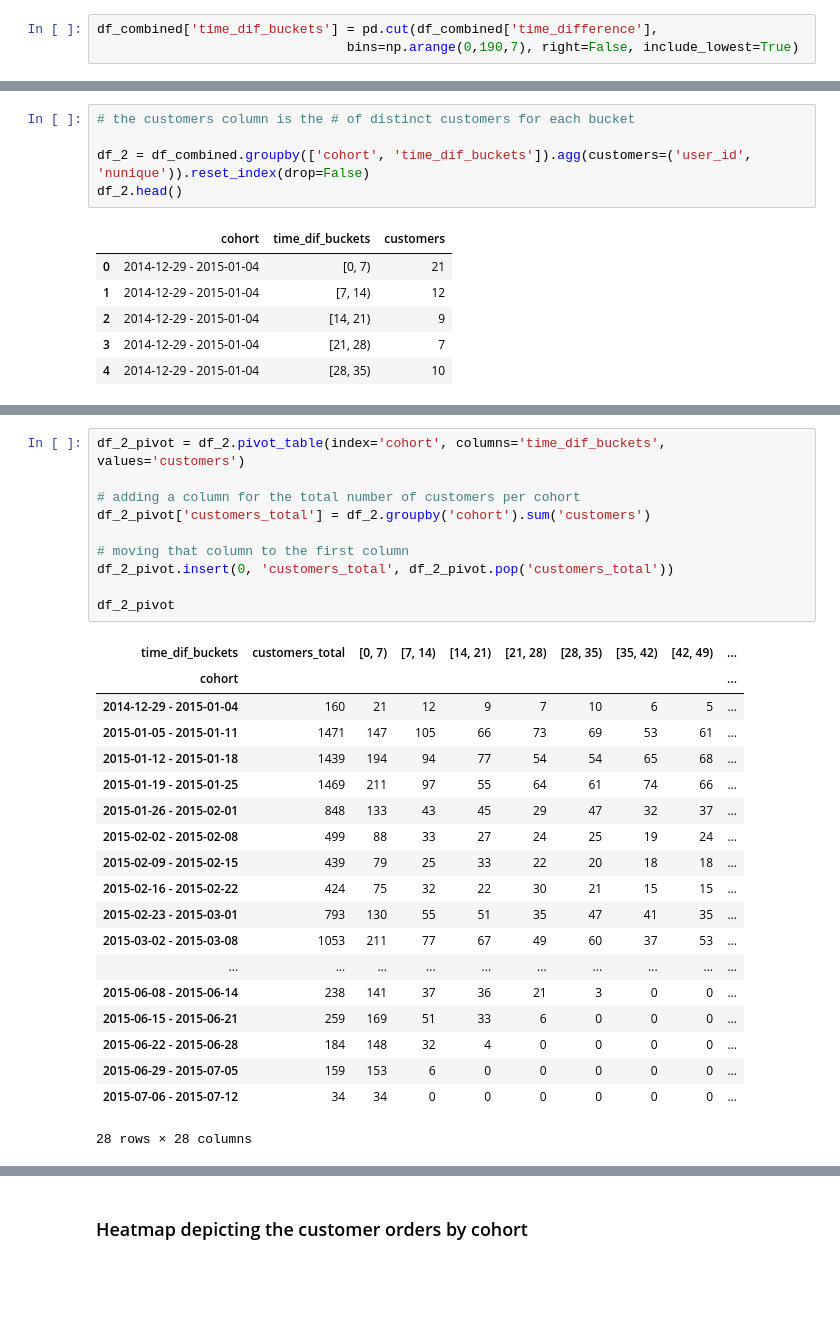
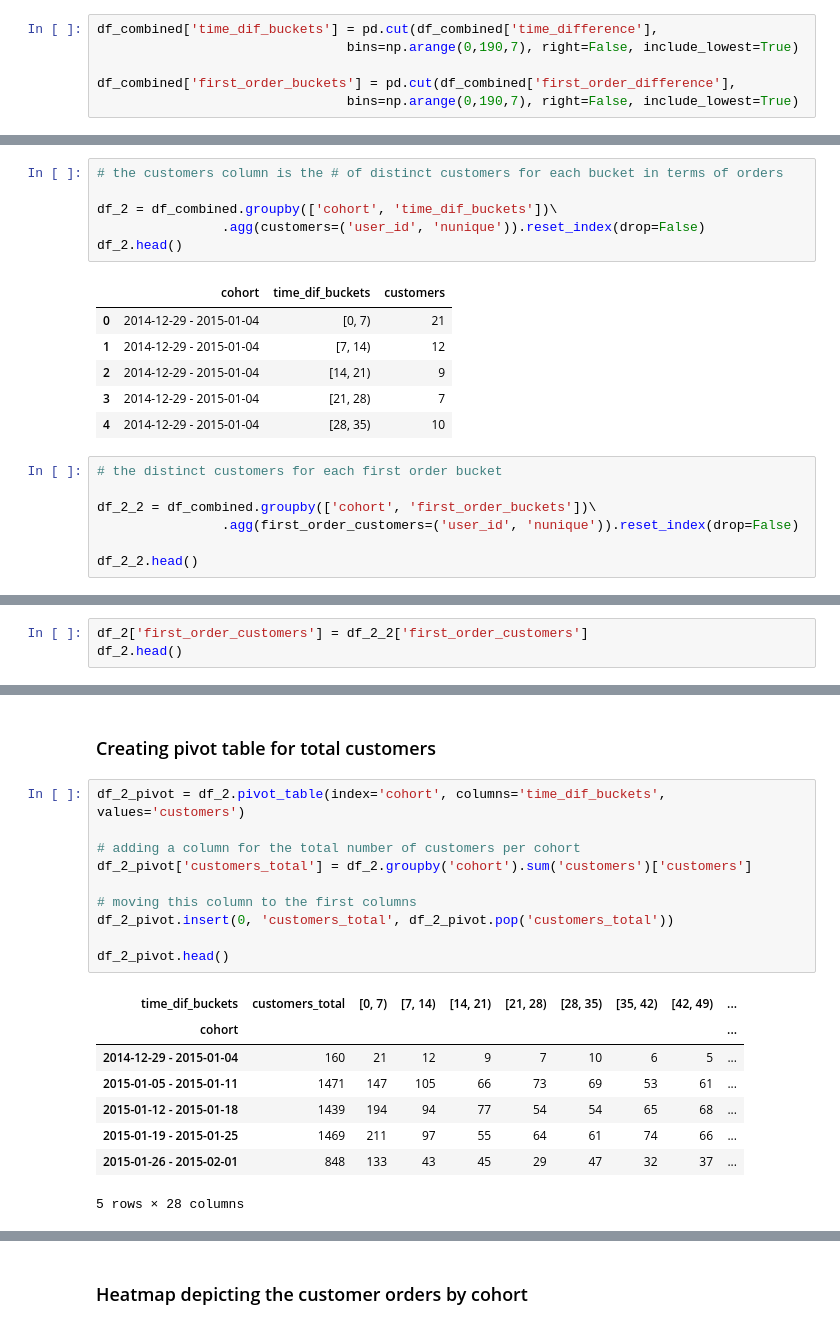
Before and after one commit to jpetersen626/Invitae_Interview_Cohort_Analysis, a Jupyter notebook: Invitae_Analysis_JP.ipynb, the cells around one changed output, grey strips where cells are left out. Drawn from its saved outputs; the diff is of its cells as text; blank space fills up the shorter version.

```diff
--- a/Invitae_Analysis_JP.ipynb
+++ b/Invitae_Analysis_JP.ipynb
@@ -364,6 +349,9 @@ Name: time_difference, dtype: int64
 # %%
 df_combined['time_dif_buckets'] = pd.cut(df_combined['time_difference'],
                                 bins=np.arange(0,190,7), right=False, include_lowest=True)
+
+df_combined['first_order_buckets'] = pd.cut(df_combined['first_order_difference'],
+                                bins=np.arange(0,190,7), right=False, include_lowest=True)
 # %%
 df_combined.head()
 # %% [output]
@@ -376,9 +364,10 @@ df_combined.head()
 # %% [markdown]
 ### Getting the distinct customers from each bucket
 # %%
-# the customers column is the # of distinct customers for each bucket
+# the customers column is the # of distinct customers for each bucket in terms of orders
 
-df_2 = df_combined.groupby(['cohort', 'time_dif_buckets']).agg(customers=('user_id', 'nunique')).reset_index(drop=False)
+df_2 = df_combined.groupby(['cohort', 'time_dif_buckets'])\
+                .agg(customers=('user_id', 'nunique')).reset_index(drop=False)
 df_2.head()
 # %% [output]
 |  | cohort | time_dif_buckets | customers |
@@ -387,3 +376,10 @@ df_2.head()
 | 2 | 2014-12-29 - 2015-01-04 | [14, 21) | 9 |
 | 3 | 2014-12-29 - 2015-01-04 | [21, 28) | 7 |
 | 4 | 2014-12-29 - 2015-01-04 | [28, 35) | 10 |
+# %%
+# the distinct customers for each first order bucket
+
+df_2_2 = df_combined.groupby(['cohort', 'first_order_buckets'])\
+                .agg(first_order_customers=('user_id', 'nunique')).reset_index(drop=False)
+
+df_2_2.head()
@@ -389,0 +411,3 @@ df_2.head()
+# %%
+df_2['first_order_customers'] = df_2_2['first_order_customers']
+df_2.head()
@@ -390,30 +421,21 @@ df_2.head()
+# %% [markdown]
+### Creating pivot table for total customers
 # %%
 df_2_pivot = df_2.pivot_table(index='cohort', columns='time_dif_buckets', values='customers')
 
 # adding a column for the total number of customers per cohort
-df_2_pivot['customers_total'] = df_2.groupby('cohort').sum('customers')
+df_2_pivot['customers_total'] = df_2.groupby('cohort').sum('customers')['customers']
 
-# moving that column to the first column
+# moving this column to the first columns
 df_2_pivot.insert(0, 'customers_total', df_2_pivot.pop('customers_total'))
 
-df_2_pivot
+df_2_pivot.head()
 # %% [output]
 | time_dif_buckets | customers_total | [0, 7) | [7, 14) | [14, 21) | [21, 28) | [28, 35) | [35, 42) | [42, 49) | ... |
 | cohort |  |  |  |  |  |  |  |  | ... |
 | 2014-12-29 - 2015-01-04 | 160 | 21 | 12 | 9 | 7 | 10 | 6 | 5 | ... |
 | 2015-01-05 - 2015-01-11 | 1471 | 147 | 105 | 66 | 73 | 69 | 53 | 61 | ... |
 | 2015-01-12 - 2015-01-18 | 1439 | 194 | 94 | 77 | 54 | 54 | 65 | 68 | ... |
 | 2015-01-19 - 2015-01-25 | 1469 | 211 | 97 | 55 | 64 | 61 | 74 | 66 | ... |
 | 2015-01-26 - 2015-02-01 | 848 | 133 | 43 | 45 | 29 | 47 | 32 | 37 | ... |
-| 2015-02-02 - 2015-02-08 | 499 | 88 | 33 | 27 | 24 | 25 | 19 | 24 | ... |
-| 2015-02-09 - 2015-02-15 | 439 | 79 | 25 | 33 | 22 | 20 | 18 | 18 | ... |
-| 2015-02-16 - 2015-02-22 | 424 | 75 | 32 | 22 | 30 | 21 | 15 | 15 | ... |
-| 2015-02-23 - 2015-03-01 | 793 | 130 | 55 | 51 | 35 | 47 | 41 | 35 | ... |
-| 2015-03-02 - 2015-03-08 | 1053 | 211 | 77 | 67 | 49 | 60 | 37 | 53 | ... |
-| ... | ... | ... | ... | ... | ... | ... | ... | ... | ... |
-| 2015-06-08 - 2015-06-14 | 238 | 141 | 37 | 36 | 21 | 3 | 0 | 0 | ... |
-| 2015-06-15 - 2015-06-21 | 259 | 169 | 51 | 33 | 6 | 0 | 0 | 0 | ... |
-| 2015-06-22 - 2015-06-28 | 184 | 148 | 32 | 4 | 0 | 0 | 0 | 0 | ... |
-| 2015-06-29 - 2015-07-05 | 159 | 153 | 6 | 0 | 0 | 0 | 0 | 0 | ... |
-| 2015-07-06 - 2015-07-12 | 34 | 34 | 0 | 0 | 0 | 0 | 0 | 0 | ... |
-28 rows × 28 columns
+5 rows × 28 columns
```
Also changed, not shown: parts of 23 cells of this notebook, 2 other files.
